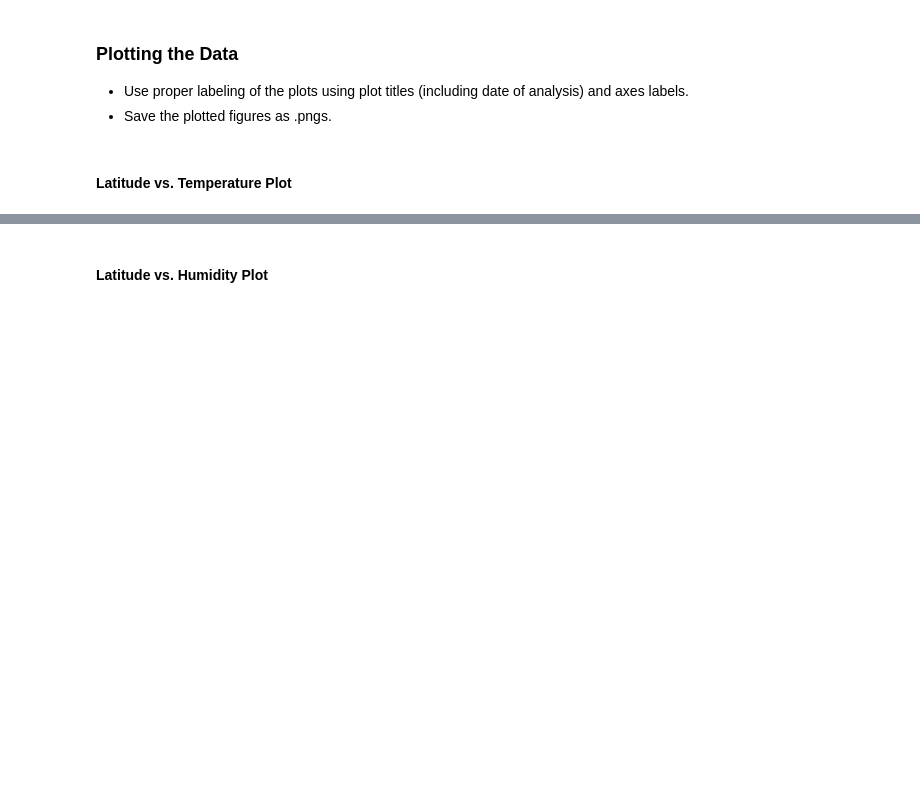
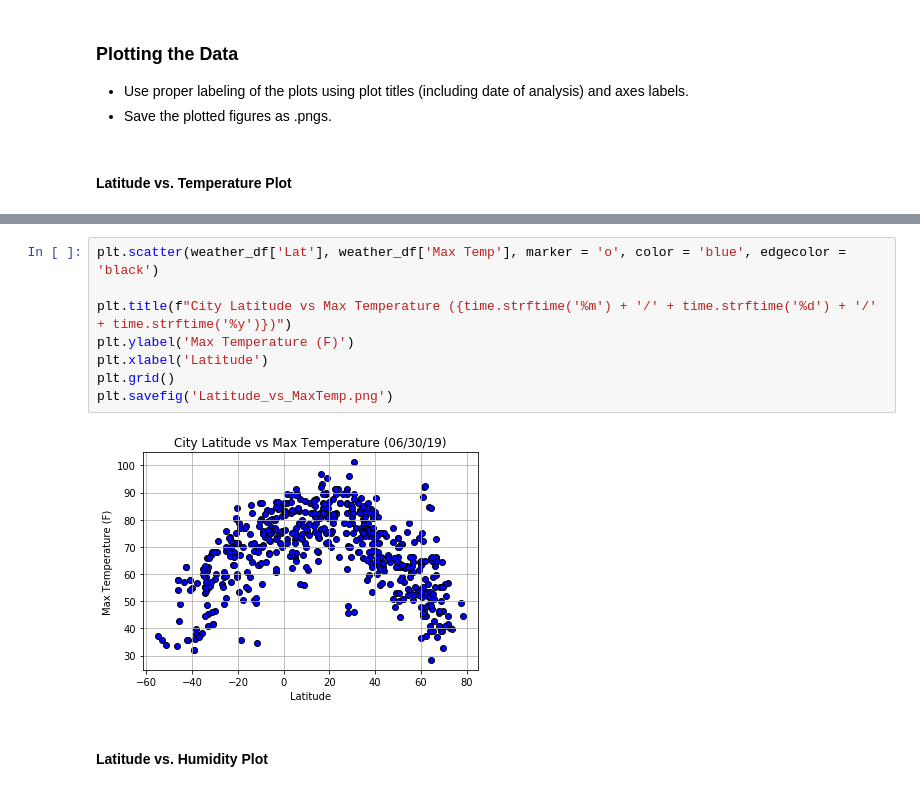
Before and after one commit to rfukamachi/data-homework, a Jupyter notebook: 06_PythonAPI_Homework/WeatherPy.ipynb, the cells around one changed output, grey strips where cells are left out. Saved outputs shown, nothing was run; the diff lists cells and outputs as text; blank space fills up the shorter version.

Commit message:
Completed all 4 scatter plots

```diff
--- a/06_PythonAPI_Homework/WeatherPy.ipynb
+++ b/06_PythonAPI_Homework/WeatherPy.ipynb
@@ -189,2 +174,12 @@ weather_df.head()
+# %%
+plt.scatter(weather_df['Lat'], weather_df['Max Temp'], marker = 'o', color = 'blue', edgecolor = 'black')
+
+plt.title(f"City Latitude vs Max Temperature ({time.strftime('%m') + '/' + time.strftime('%d') + '/' + time.strftime('%y')})")
+plt.ylabel('Max Temperature (F)')
+plt.xlabel('Latitude')
+plt.grid()
+plt.savefig('Latitude_vs_MaxTemp.png')
+# %% [output]
+[figure, added]
 # %% [markdown]
 #### Latitude vs. Humidity Plot
```
Also changed, not shown: parts of 11 cells of this notebook.
